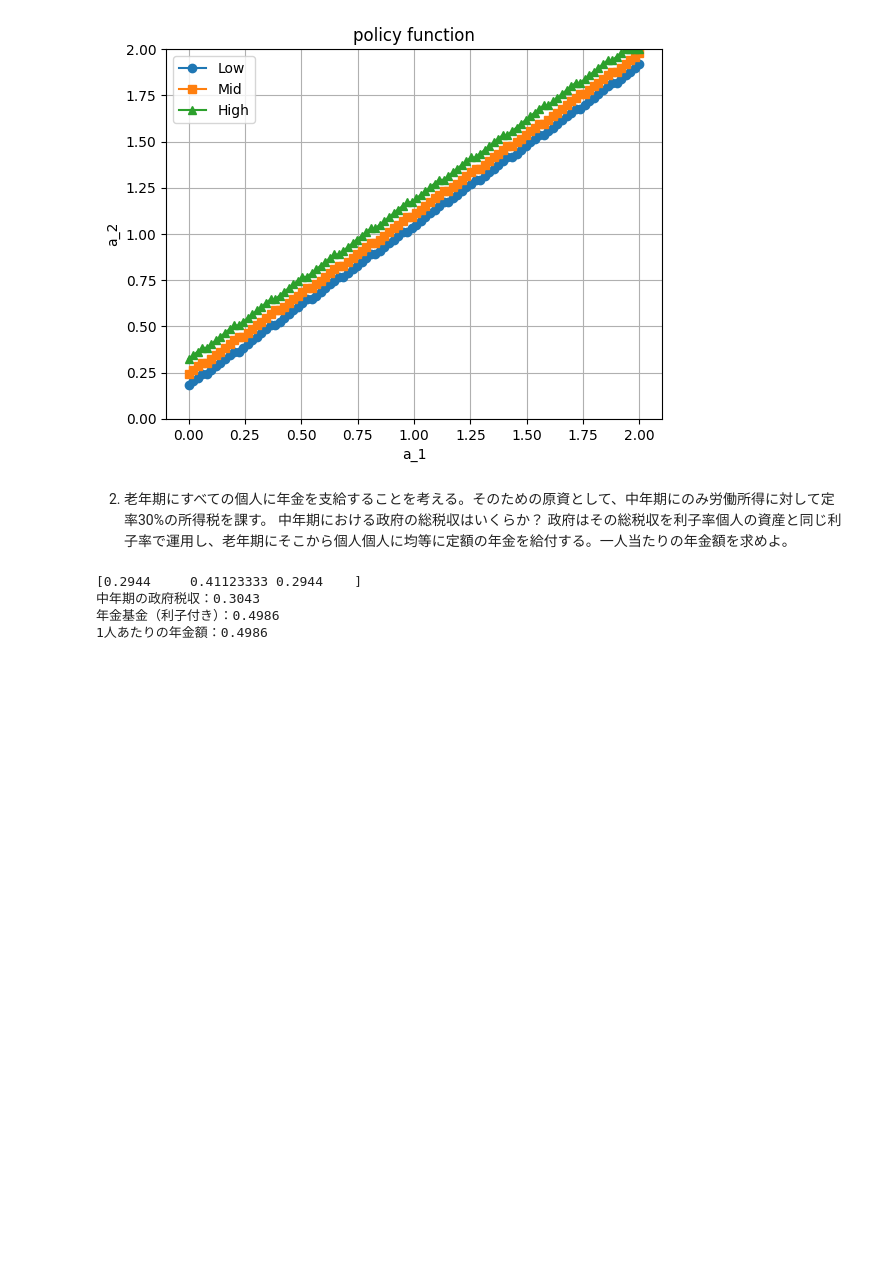
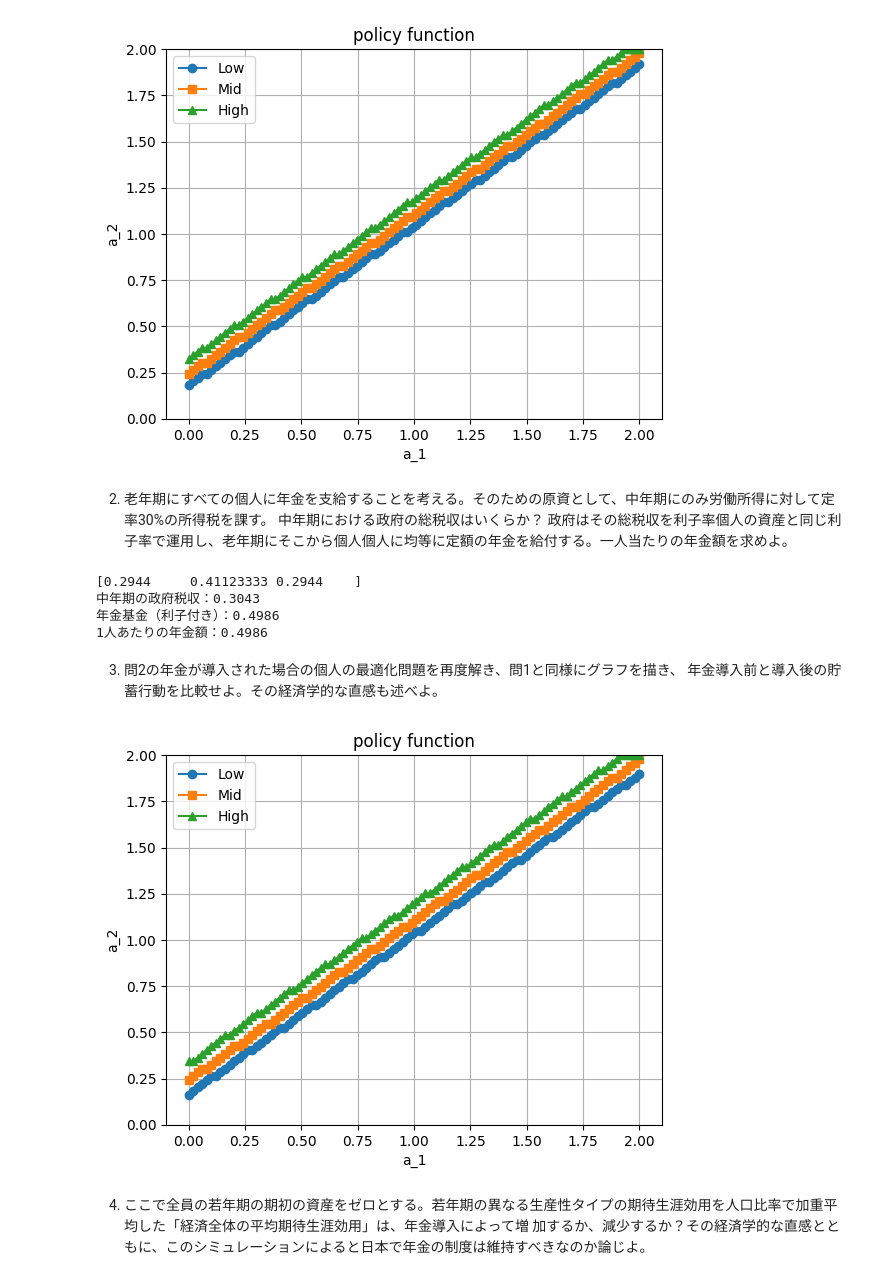
Before and after one commit to Shun1234321/keio-macro-second-half, a Jupyter notebook: final_project_quant_macro.ipynb, the cells around one changed output. Drawn from its saved outputs; the diff is of its cells as text; code cells hidden in the pictures; blank space fills up the shorter version.

```diff
--- a/final_project_quant_macro.ipynb
+++ b/final_project_quant_macro.ipynb
@@ -129,3 +129,61 @@ print(f"1人あたりの年金額：{pension_per_person:.4f}")
 中年期の政府税収：0.3043
 年金基金（利子付き）：0.4986
 1人あたりの年金額：0.4986
+# %% [markdown]
+3. 問2の年金が導入された場合の個人の最適化問題を再度解き、問1と同様にグラフを描き、
+年金導入前と導入後の貯蓄行動を比較せよ。その経済学的な直感も述べよ。
+# %%
+# initialization
+v = np.zeros((JJ, NA, NL))
+iaplus = np.zeros((JJ, NA, NL), dtype=int)
+aplus = np.zeros((JJ, NA, NL))
+
+# backward induction
+
+# period 3
+for ia in range(NA):
+    v[2, ia, :] = util(pension_per_person + (1.0+r)*a[ia], gamma)
+
+ # period 2
+for il in range(NL):
+    for ia in range(NA):
+        reward = np.zeros(NA)
+        for iap in range(NA):
+            reward[iap] = util((1.0-tax_rate)*l[il] + (1.0+r)*a[ia] - a[iap], gamma) + beta*v[2, iap, 0]
+        iaplus[1, ia, il] = np.argmax(reward)
+        aplus[1, ia, il] = a[iaplus[1, ia, il]]
+        v[1, ia, il] = reward[iaplus[1, ia, il]]
+
+# period 1
+for il in range(NL):
+    for ia in range(NA):
+        reward = np.zeros(NA)
+        for iap in range(NA):
+
+            EV = 0.0
+            for ilp in range(NL):
+                EV += prob[il, ilp]*v[1, iap, ilp]
+
+            reward[iap] = util(l[il] + (1.0+r)*a[ia] - a[iap], gamma) + beta*EV
+
+        iaplus[0, ia, il] = np.argmax(reward)
+        aplus[0, ia, il] = a[iaplus[0, ia, il]]
+        v[0, ia, il] = reward[iaplus[0, ia, il]]
+
+#図の描写
+plt.figure()
+plt.plot(a, aplus[0, :, 0], marker='o', label='Low')
+plt.plot(a, aplus[0, :, 1], marker='s', label='Mid')
+plt.plot(a, aplus[0, :, 2], marker='^', label='High')
+plt.title("policy function")
+plt.xlabel("a_1")
+plt.ylabel("a_2")
+plt.ylim(a_l, a_u)
+plt.grid(True)
+plt.legend()
+plt.show()
+# %% [output]
+[figure, added]
+# %% [markdown]
+4. ここで全員の若年期の期初の資産をゼロとする。若年期の異なる生産性タイプの期待生涯効用を人口比率で加重平均した「経済全体の平均期待生涯効用」は、年金導入によって増
+加するか、減少するか？その経済学的な直感とともに、このシミュレーションによると日本で年金の制度は維持すべきなのか論じよ。
```
